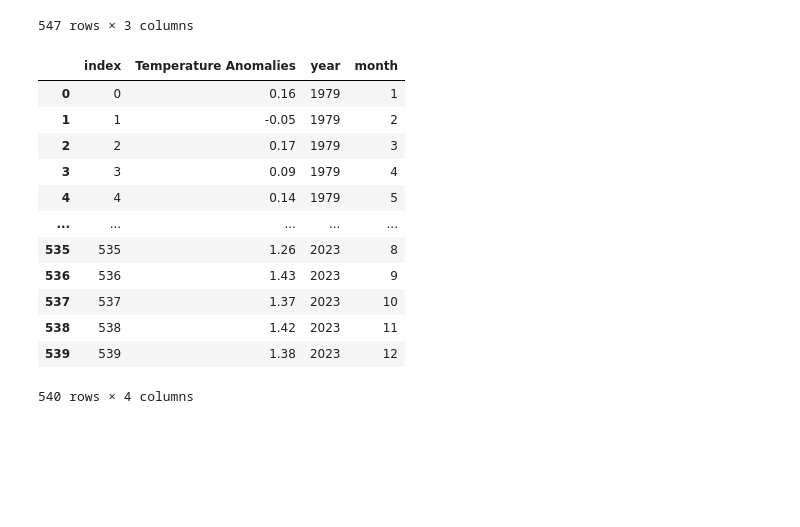
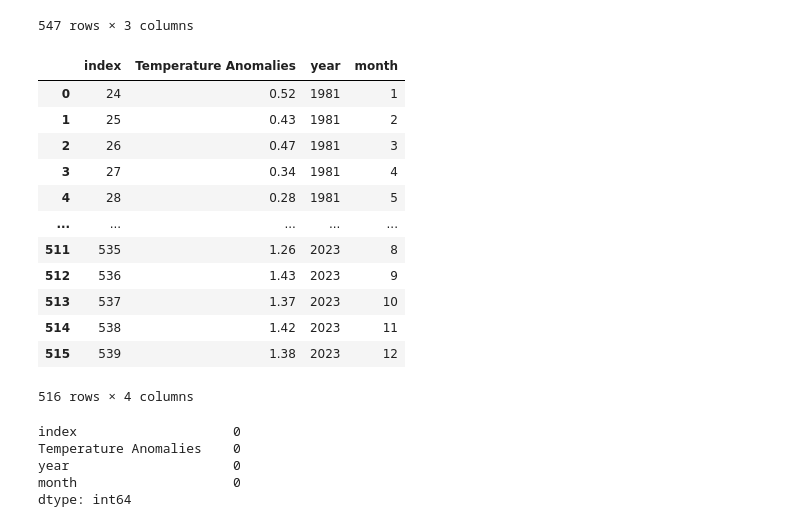
Before and after one commit to Joaof14/Clima_MMQ, a Jupyter notebook: Preparo dos dados.ipynb, the cells around one changed output. Saved outputs shown, nothing was run; the diff lists cells and outputs as text; code cells hidden in the pictures; blank space fills up the shorter version.

```diff
--- a/Preparo dos dados.ipynb
+++ b/Preparo dos dados.ipynb
@@ -136,23 +136,31 @@ dfTemp
 547 rows × 3 columns
 # %%
 #Filtrar período nos dados de Anomalias de temperatura
-dfTemp = dfTemp.query(' year > 1978 and year < 2024')
+dfTemp = dfTemp.query(' year > 1980 and year < 2024')
 dfTemp = dfTemp.reset_index()
 dfTemp
 # %% [output]
 |  | index | Temperature Anomalies | year | month |
-| 0 | 0 | 0.16 | 1979 | 1 |
-| 1 | 1 | -0.05 | 1979 | 2 |
-| 2 | 2 | 0.17 | 1979 | 3 |
-| 3 | 3 | 0.09 | 1979 | 4 |
-| 4 | 4 | 0.14 | 1979 | 5 |
+| 0 | 24 | 0.52 | 1981 | 1 |
+| 1 | 25 | 0.43 | 1981 | 2 |
+| 2 | 26 | 0.47 | 1981 | 3 |
+| 3 | 27 | 0.34 | 1981 | 4 |
+| 4 | 28 | 0.28 | 1981 | 5 |
 | ... | ... | ... | ... | ... |
-| 535 | 535 | 1.26 | 2023 | 8 |
-| 536 | 536 | 1.43 | 2023 | 9 |
-| 537 | 537 | 1.37 | 2023 | 10 |
-| 538 | 538 | 1.42 | 2023 | 11 |
-| 539 | 539 | 1.38 | 2023 | 12 |
+| 511 | 535 | 1.26 | 2023 | 8 |
+| 512 | 536 | 1.43 | 2023 | 9 |
+| 513 | 537 | 1.37 | 2023 | 10 |
+| 514 | 538 | 1.42 | 2023 | 11 |
+| 515 | 539 | 1.38 | 2023 | 12 |
-540 rows × 4 columns
+516 rows × 4 columns
+# %%
+dfTemp[dfTemp['Temperature Anomalies'] < 0].count()
+# %% [output]
+index                    0
+Temperature Anomalies    0
+year                     0
+month                    0
+dtype: int64
 # %%
 # Salvar tabelas
 dfConcentr.to_csv('Data/Concentra_atmos_CO2.csv')
```
Also changed, not shown: parts of 4 cells of this notebook, 4 other files.
